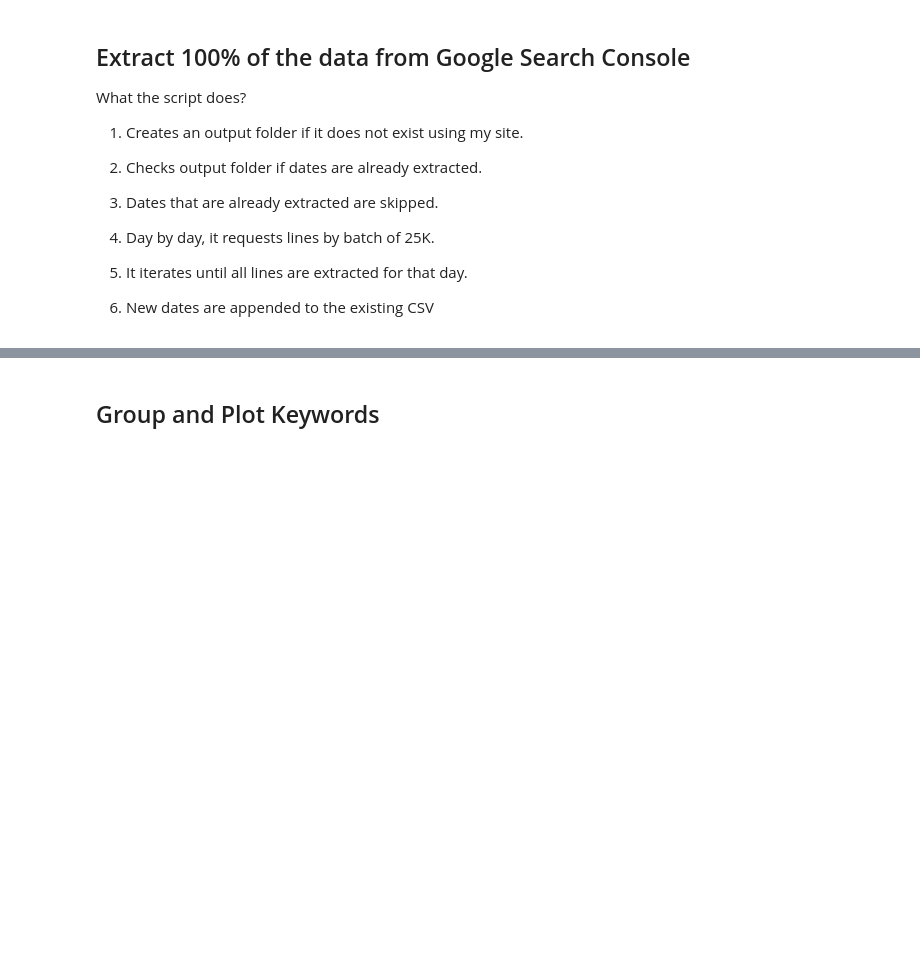
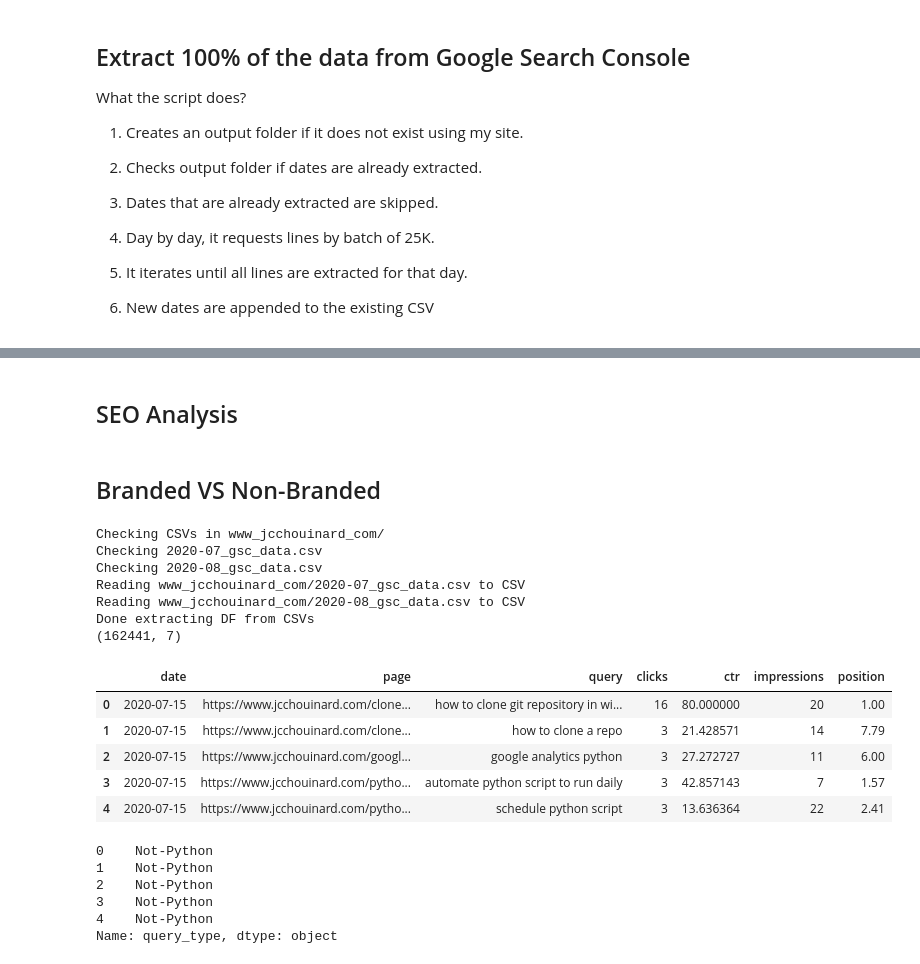
Before and after one commit to jcchouinard/GoogleSearchConsole-Tutorial, a Jupyter notebook: run_gsc.ipynb, the cells around one changed output, grey strips where cells are left out. Saved outputs shown, nothing was run; the diff lists cells and outputs as text; code cells hidden in the pictures; blank space fills up the shorter version.

```diff
--- a/run_gsc.ipynb
+++ b/run_gsc.ipynb
@@ -103,11 +135,14 @@ gsc_to_csv(*args)
 # %%
 from gsc_to_csv_by_month import gsc_to_csv
 
-end_date = '2020-08-05'
+start_date = '2020-07-15'
+end_date = '2020-07-25'
 args = webmasters_service,site,output,creds,start_date
-gsc_to_csv(*args)
+gsc_to_csv(*args,end_date=end_date,gz=True)
-# %% [markdown]
-## Group and Plot Keywords
+# %% [markdown]
+## SEO Analysis
+# %% [markdown]
+## Branded VS Non-Branded
 # %%
 import matplotlib.pyplot as plt
 import pandas as pd
@@ -116,14 +149,38 @@ from file_manip import date_to_index, return_df
 # %%
+from file_manip import csvs_to_df
+
 site = 'https://www.jcchouinard.com'
 filename = 'gsc_data.csv'
 
-df = return_df(site,filename) # Reads all Saved CSVs
-df
+df = csvs_to_df(site,filename,start_date,gz=False)
+print(df.shape)
+df.head()
+# %% [output]
+Checking CSVs in www_jcchouinard_com/
+Checking 2020-07_gsc_data.csv
+Checking 2020-08_gsc_data.csv
+Reading www_jcchouinard_com/2020-07_gsc_data.csv to CSV
+Reading www_jcchouinard_com/2020-08_gsc_data.csv to CSV
+Done extracting DF from CSVs
+(162441, 7)
+|  | date | page | query | clicks | ctr | impressions | position |
+| 0 | 2020-07-15 | https://www.jcchouinard.com/clone... | how to clone git repository in wi... | 16 | 80.000000 | 20 | 1.00 |
+| 1 | 2020-07-15 | https://www.jcchouinard.com/clone... | how to clone a repo | 3 | 21.428571 | 14 | 7.79 |
+| 2 | 2020-07-15 | https://www.jcchouinard.com/googl... | google analytics python | 3 | 27.272727 | 11 | 6.00 |
+| 3 | 2020-07-15 | https://www.jcchouinard.com/pytho... | automate python script to run daily | 3 | 42.857143 | 7 | 1.57 |
+| 4 | 2020-07-15 | https://www.jcchouinard.com/pytho... | schedule python script | 3 | 13.636364 | 22 | 2.41 |
 # %%
 r = r'.*python.*'
 df['query_type'] = ''
 df['query_type'][df['query'].str.contains(r,regex=True)] = 'Python'
 df['query_type'][~df['query'].str.contains(r,regex=True)] = 'Not-Python'
-df['query_type'].head(5)
+df['query_type'].head()
+# %% [output]
+0    Not-Python
+1    Not-Python
+2    Not-Python
+3    Not-Python
+4    Not-Python
+Name: query_type, dtype: object
 # %%
 df = df.groupby(['date','query_type'])['clicks'].sum().reset_index()
```
Also changed, not shown: parts of 18 cells of this notebook, 4 other files.
